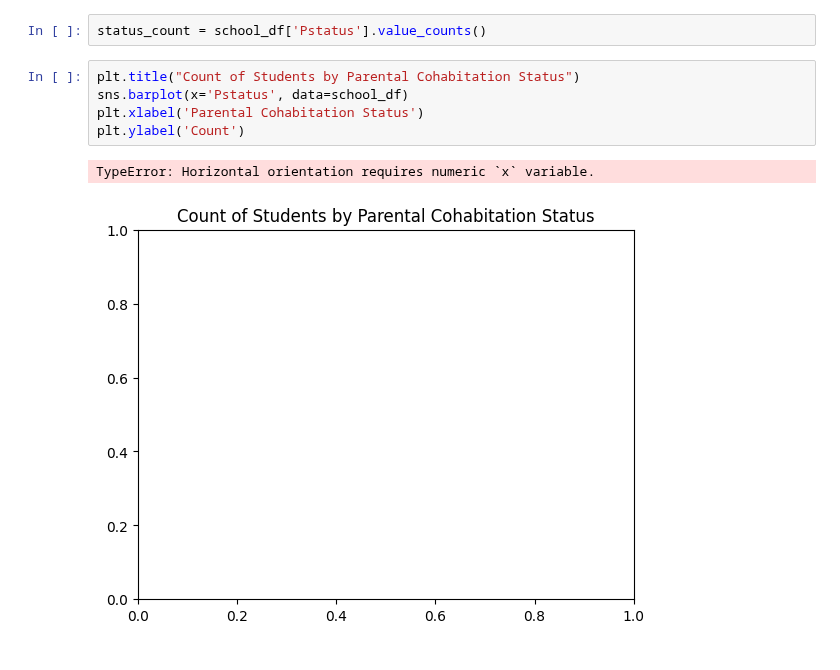
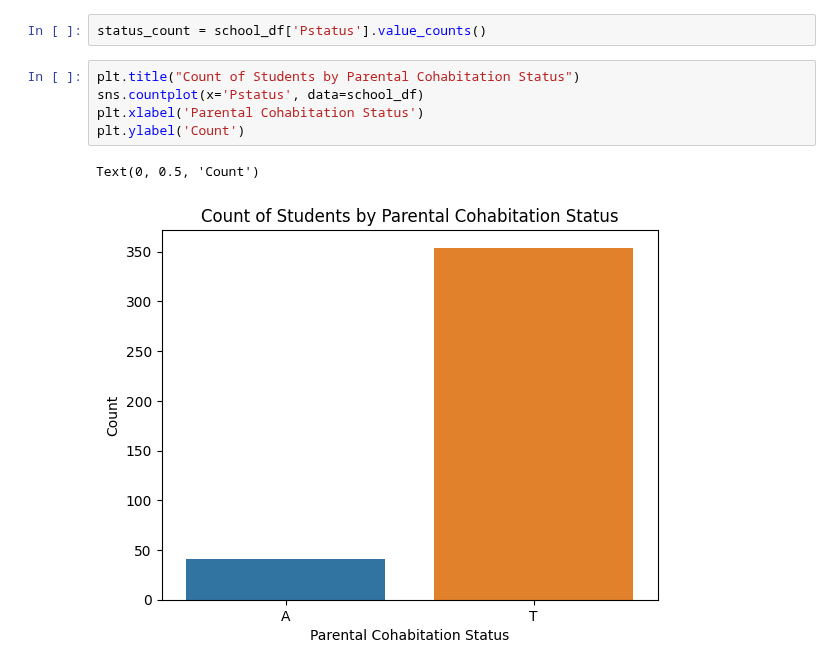
Before and after one commit to latifkara/dataScienceProjects, a Jupyter notebook: School_Conumption/SchoolConsumption.ipynb, the cells around one changed output. Drawn from its saved outputs; the diff is of its cells as text.

```diff
--- a/School_Conumption/SchoolConsumption.ipynb
+++ b/School_Conumption/SchoolConsumption.ipynb
@@ -182,9 +182,9 @@ Text(0, 0.5, 'Count')
 status_count = school_df['Pstatus'].value_counts()
 # %%
 plt.title("Count of Students by Parental Cohabitation Status")
-sns.barplot(x='Pstatus', data=school_df)
+sns.countplot(x='Pstatus', data=school_df)
 plt.xlabel('Parental Cohabitation Status')
 plt.ylabel('Count')
 # %% [output]
-TypeError: Horizontal orientation requires numeric `x` variable.
+Text(0, 0.5, 'Count')
-[figure, old version]
+[figure, new version]
```
Also changed, not shown: parts of 2 cells of this notebook.
